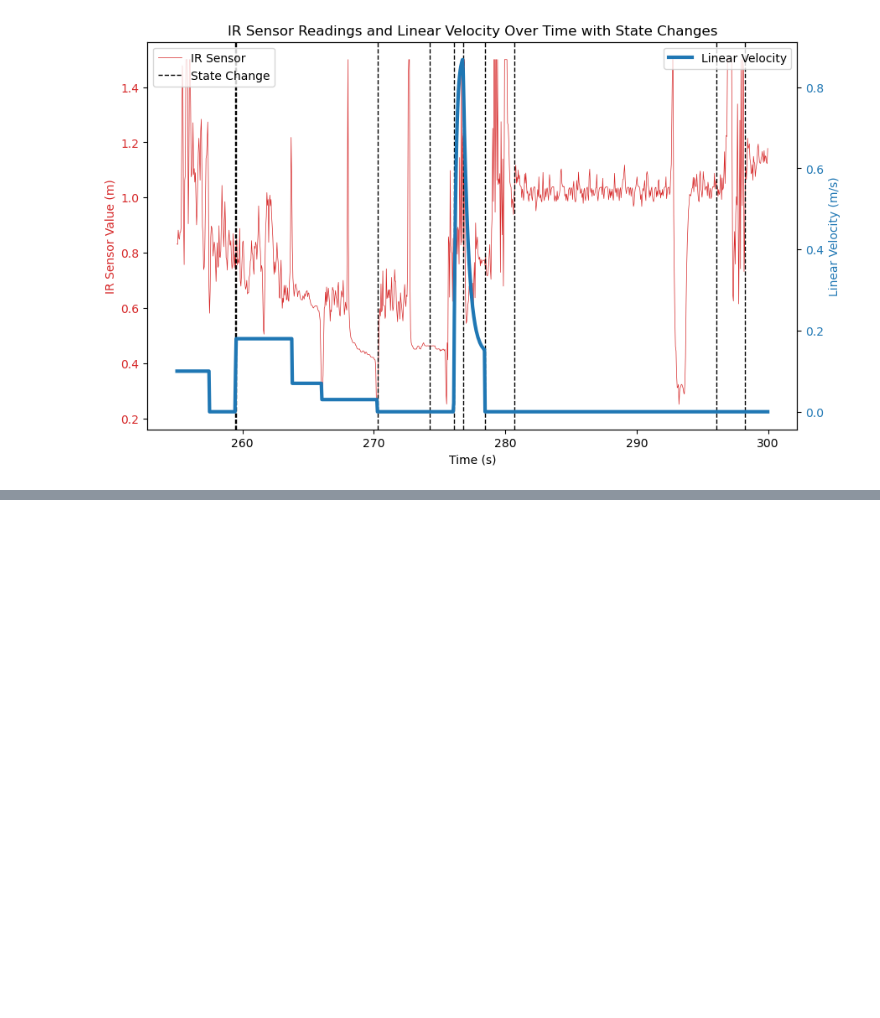
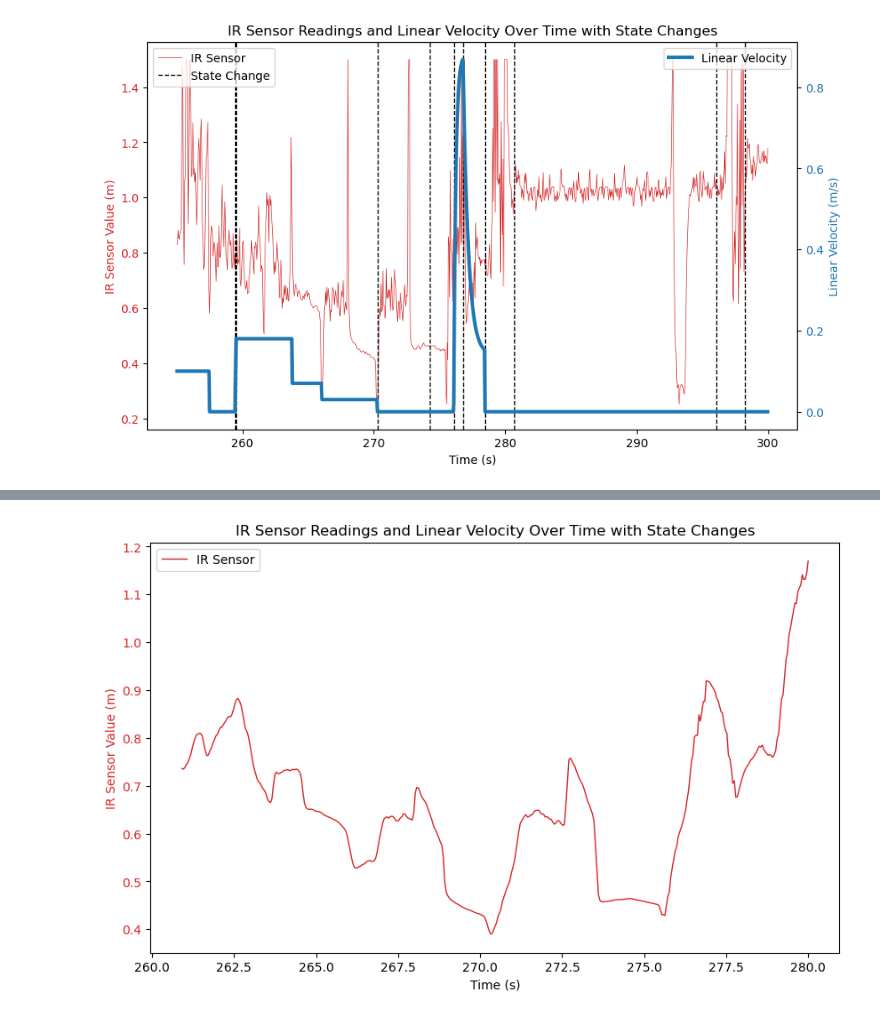
Before and after one commit to gummisig98/RobocupLogsForReport, a Jupyter notebook: test.ipynb, the cells around one changed output, grey strips where cells are left out. Cells and saved outputs as stored; diff of their text form; code cells hidden in the pictures; blank space fills up the shorter version.

```diff
--- a/test.ipynb
+++ b/test.ipynb
@@ -315,0 +374,4 @@ plt.show()
+# %%
+filtered_data3['SMA_3'] = filtered_data3['Front_Sensor'].rolling(window=20).mean()
+filtered_data3 = filtered_data3.iloc[20:].reset_index(drop=True)
+filtered_data3.head()
@@ -315,0 +390,23 @@ plt.show()
+# %%
+# Create a plot with two y-axes
+fig, ax1 = plt.subplots(figsize=(10, 6))
+
+# Plot IR sensor data on the first y-axis
+color = 'tab:red'
+ax1.set_xlabel('Time (s)')
+ax1.set_ylabel('IR Sensor Value (m)', color=color)
+ax1.plot(filtered_data3['Time'], filtered_data3['SMA_3'], color=color, label='IR Sensor', linewidth=1)
+ax1.tick_params(axis='y', labelcolor=color)
+
+
+# Adding a single entry for state changes in the legend
+ax1.legend(loc='upper left')
+
+
+# Title
+plt.title('IR Sensor Readings and Linear Velocity Over Time with State Changes')
+
+# Show the plot
+plt.show()
+# %% [output]
+[figure, added]
```
Also changed, not shown: parts of 6 cells of this notebook.
